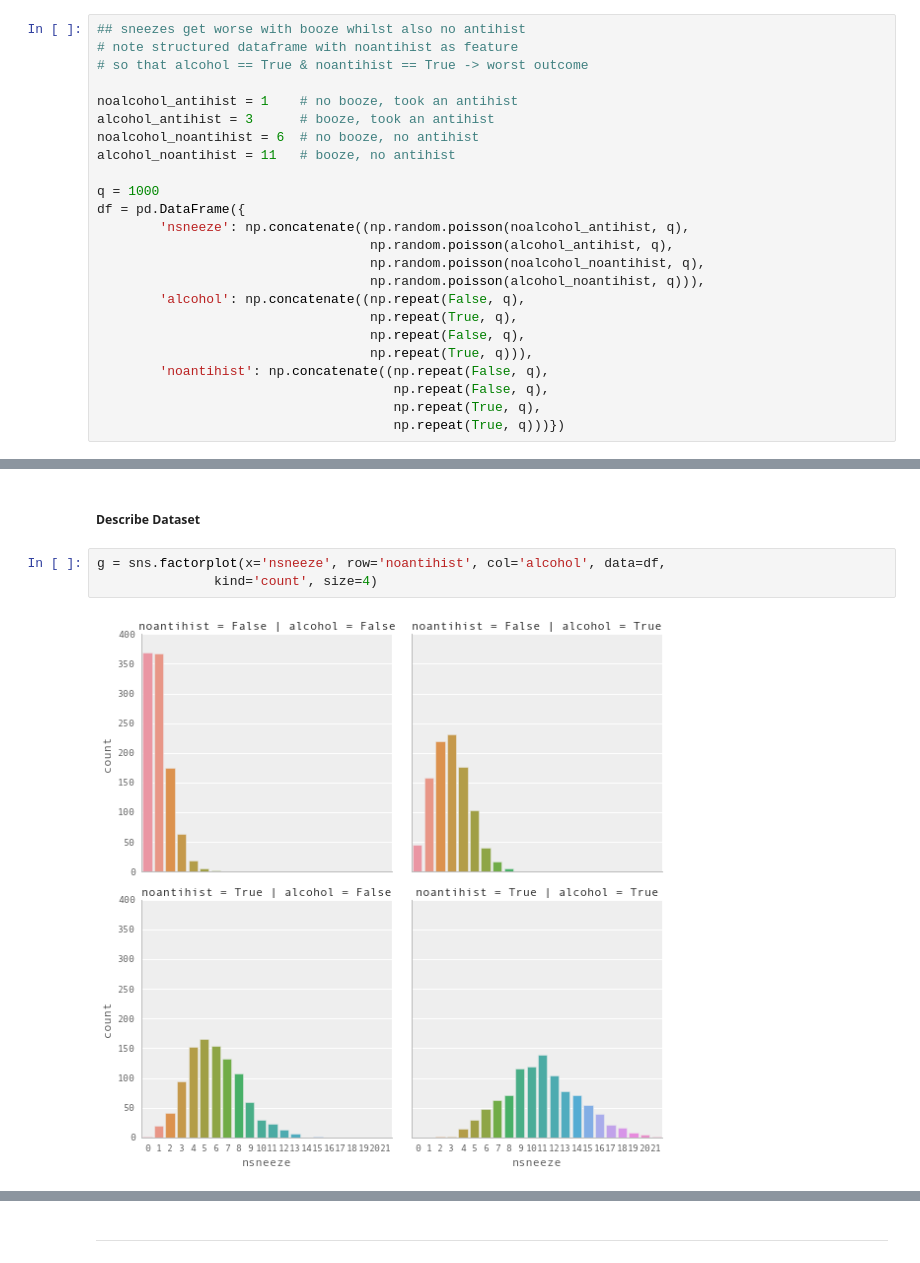
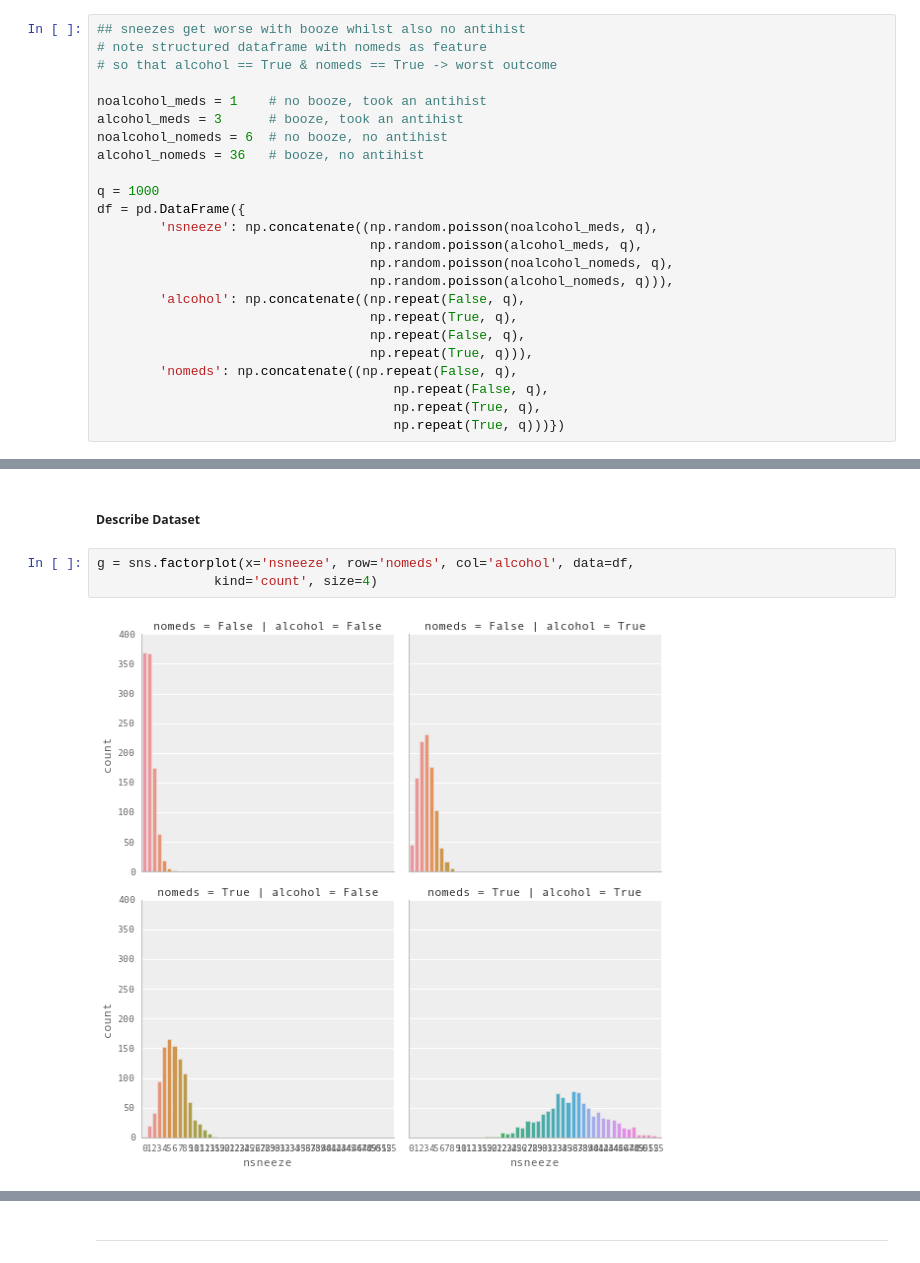
Before and after one commit to jonsedar/pymc3_vs_pystan, a Jupyter notebook: 80_PoissonRegression.ipynb, the cells around one changed output, grey strips where cells are left out. Drawn from its saved outputs; the diff is of its cells as text.

```diff
--- a/80_PoissonRegression.ipynb
+++ b/80_PoissonRegression.ipynb
@@ -112,25 +116,25 @@ def plot_traces_pymc(trcs, varnames=None):
 ## Generate Data
 # %%
 ## sneezes get worse with booze whilst also no antihist
-# note structured dataframe with noantihist as feature
-# so that alcohol == True & noantihist == True -> worst outcome
+# note structured dataframe with nomeds as feature
+# so that alcohol == True & nomeds == True -> worst outcome
 
-noalcohol_antihist = 1    # no booze, took an antihist
-alcohol_antihist = 3      # booze, took an antihist
-noalcohol_noantihist = 6  # no booze, no antihist
-alcohol_noantihist = 11   # booze, no antihist
+noalcohol_meds = 1    # no booze, took an antihist
+alcohol_meds = 3      # booze, took an antihist
+noalcohol_nomeds = 6  # no booze, no antihist
+alcohol_nomeds = 36   # booze, no antihist
 
 q = 1000
 df = pd.DataFrame({
-        'nsneeze': np.concatenate((np.random.poisson(noalcohol_antihist, q),
-                                   np.random.poisson(alcohol_antihist, q),
-                                   np.random.poisson(noalcohol_noantihist, q),
-                                   np.random.poisson(alcohol_noantihist, q))),
+        'nsneeze': np.concatenate((np.random.poisson(noalcohol_meds, q),
+                                   np.random.poisson(alcohol_meds, q),
+                                   np.random.poisson(noalcohol_nomeds, q),
+                                   np.random.poisson(alcohol_nomeds, q))),
         'alcohol': np.concatenate((np.repeat(False, q),
                                    np.repeat(True, q),
                                    np.repeat(False, q),
                                    np.repeat(True, q))),
-        'noantihist': np.concatenate((np.repeat(False, q),
+        'nomeds': np.concatenate((np.repeat(False, q),
                                       np.repeat(False, q),
                                       np.repeat(True, q),
                                       np.repeat(True, q)))})
@@ -145,7 +149,7 @@ df.groupby(['alcohol','noantihist']).mean().unstack()
 # %% [markdown]
 ##### Describe Dataset
 # %%
-g = sns.factorplot(x='nsneeze', row='noantihist', col='alcohol', data=df,
+g = sns.factorplot(x='nsneeze', row='nomeds', col='alcohol', data=df,
                kind='count', size=4)
 # %% [output]
-[figure, old version]
+[figure, new version]
```
Also changed, not shown: parts of 24 cells of this notebook, 5 other files.
